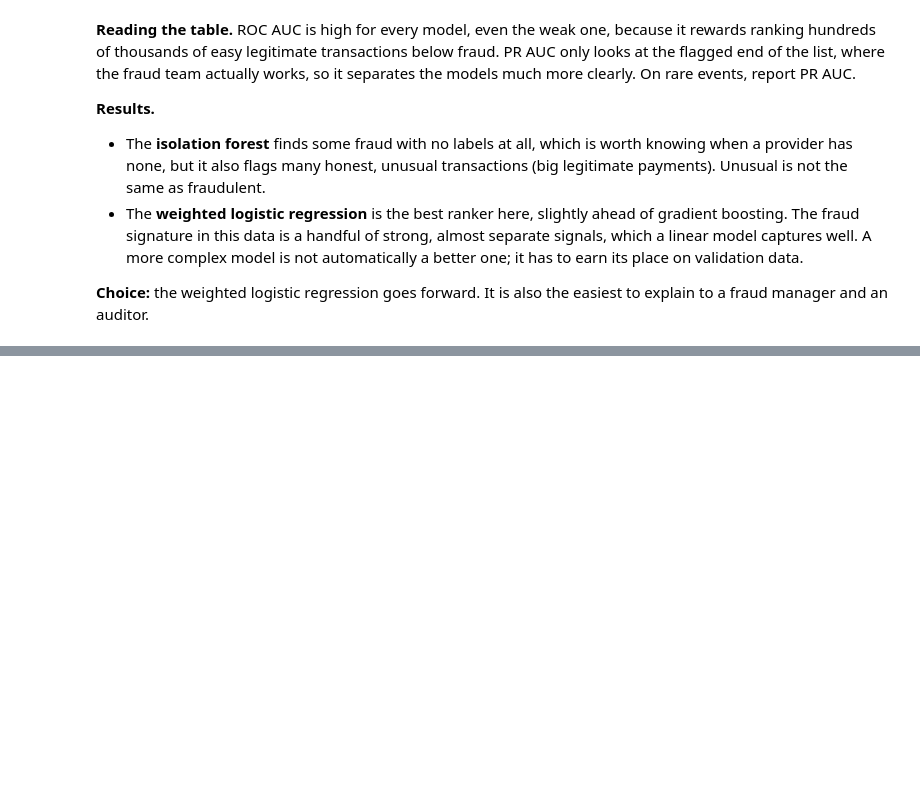
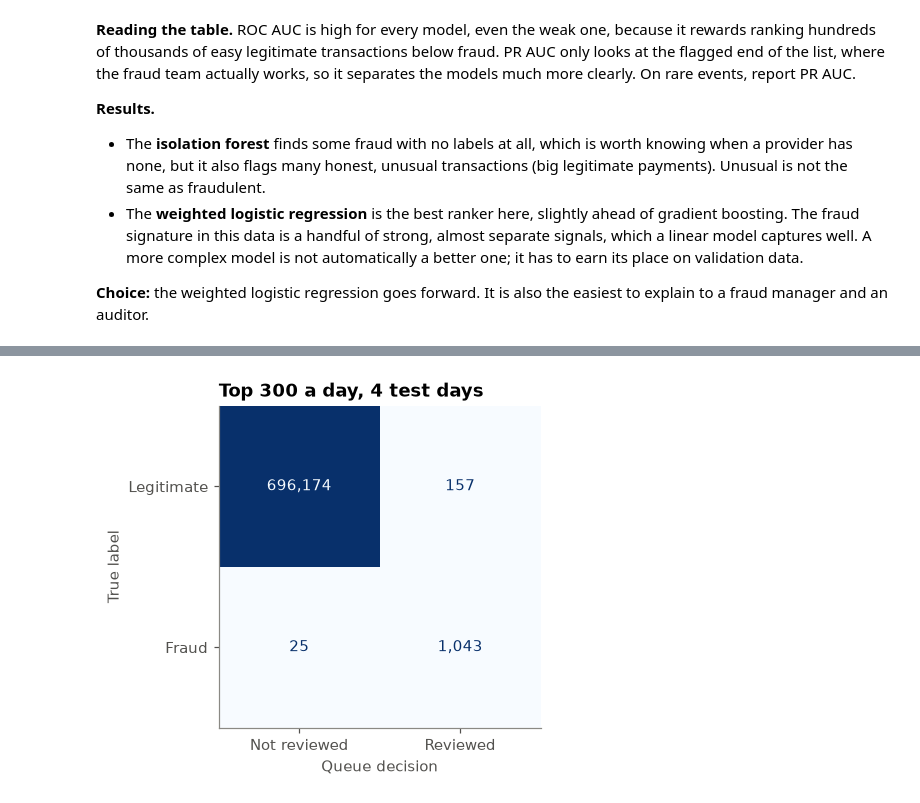
Before and after one commit to vusumuzinkosi/fraud-detection-mobile-money, a Jupyter notebook: notebooks/02_model.ipynb, the cells around one changed output, grey strips where cells are left out. Saved outputs shown, nothing was run; the diff lists cells and outputs as text; code cells hidden in the pictures; blank space fills up the shorter version.

```diff
--- a/notebooks/02_model.ipynb
+++ b/notebooks/02_model.ipynb
@@ -155,0 +190,18 @@ comparison
+# %%
+CAPACITY = 300
+test = test.assign(score=s_final)
+test["queued"] = test.groupby("day")["score"].rank(ascending=False, method="first") <= CAPACITY
+
+def queue_stats(frame):
+    q, f = frame[frame.queued], frame[frame.is_fraud == 1]
+    return pd.Series({
+        "transactions": len(frame), "fraud": len(f), "reviewed": len(q),
+        "fraud caught": int(q.is_fraud.sum()), "recall": q.is_fraud.sum() / len(f),
+        "precision": q.is_fraud.mean(), "false alarms": int((q.is_fraud == 0).sum()),
+        "fraud value caught (m)": q.loc[q.is_fraud == 1, "amount"].sum() / 1e6,
+        "fraud value total (m)": f.amount.sum() / 1e6,
+    })
+
+per_day = test.groupby("day").apply(queue_stats, include_groups=False)
+per_day.loc["all 4 days"] = queue_stats(test)
+per_day.round(3)
@@ -155,0 +216,14 @@ comparison
+# %%
+from sklearn.metrics import confusion_matrix, ConfusionMatrixDisplay
+
+fig, ax = plt.subplots(figsize=(4.6, 3.8))
+ConfusionMatrixDisplay(confusion_matrix(test.is_fraud, test.queued.astype(int)),
+                       display_labels=["Legitimate", "Fraud"]).plot(ax=ax, cmap="Blues", colorbar=False, values_format=",")
+ax.set_xlabel("Queue decision")
+ax.set_xticks([0, 1], ["Not reviewed", "Reviewed"])
+ax.set_title(f"Top {CAPACITY} a day, 4 test days")
+ax.grid(False)
+fig.savefig("../figures/confusion_matrix_capacity.png")
+plt.show()
+# %% [output]
+[figure, added]
```
Also changed, not shown: parts of 9 cells of this notebook, 3 other files.
